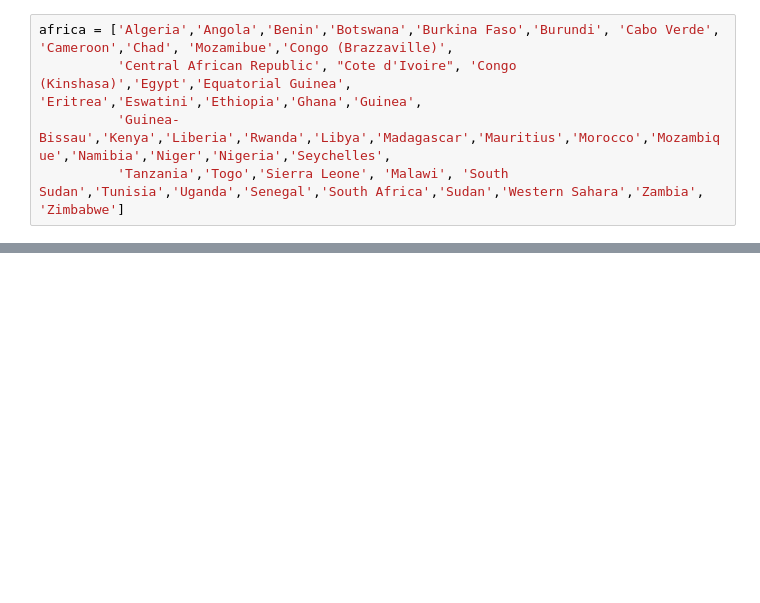
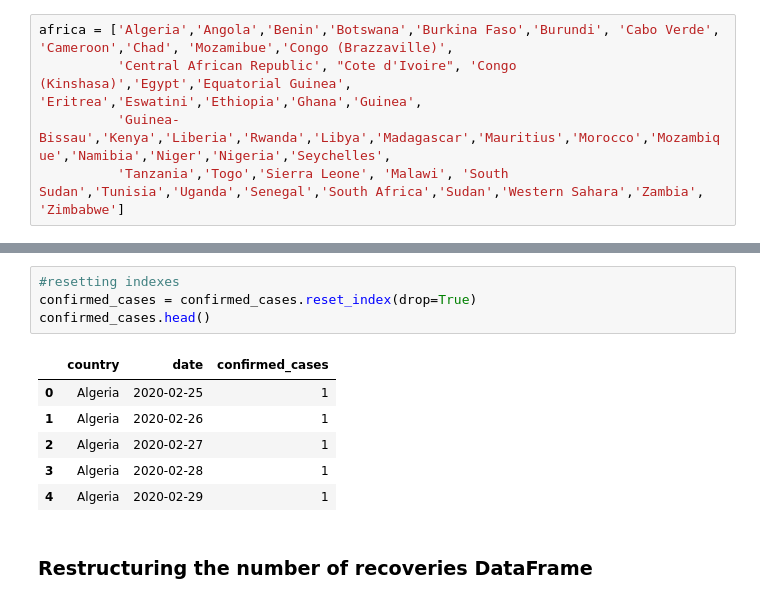
Before and after one commit to Umuzi-org/covid19-analysis, a Jupyter notebook: notebooks/africa_analysis.ipynb, the cells around one changed output, grey strips where cells are left out. Drawn from its saved outputs; the diff is of its cells as text; blank space fills up the shorter version.

```diff
--- a/notebooks/africa_analysis.ipynb
+++ b/notebooks/africa_analysis.ipynb
@@ -60,0 +88,13 @@ df.shape
+# %%
+#resetting indexes
+confirmed_cases = confirmed_cases.reset_index(drop=True)
+confirmed_cases.head()
+# %% [output]
+|  | country | date | confirmed_cases |
+| 0 | Algeria | 2020-02-25 | 1 |
+| 1 | Algeria | 2020-02-26 | 1 |
+| 2 | Algeria | 2020-02-27 | 1 |
+| 3 | Algeria | 2020-02-28 | 1 |
+| 4 | Algeria | 2020-02-29 | 1 |
+# %% [markdown]
+### Restructuring the number of recoveries DataFrame
```
Also changed, not shown: parts of 20 cells of this notebook, 2 other files.
